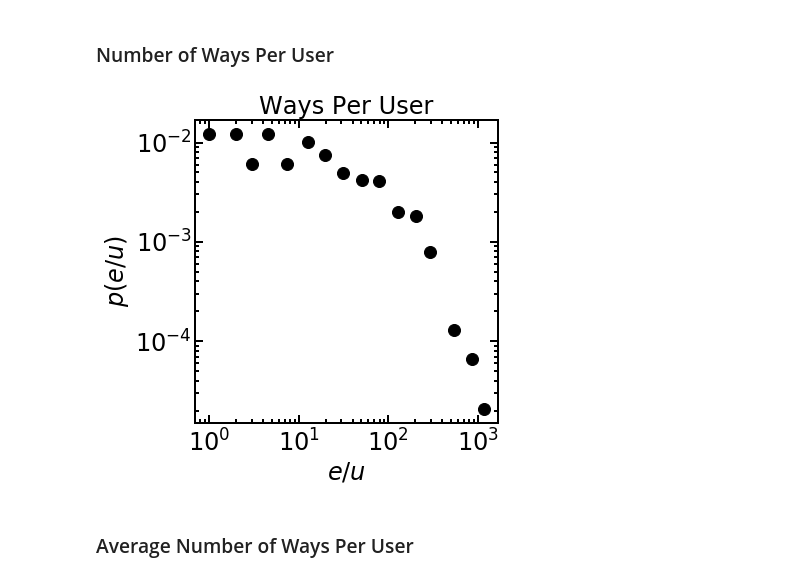
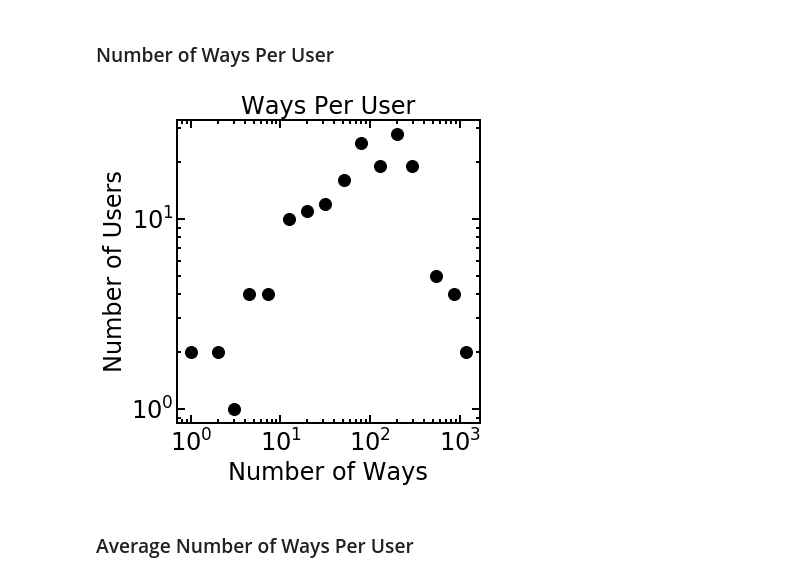
Before and after one commit to count0/flow, a Jupyter notebook: code/data_description.ipynb, the cells around one changed output. Drawn from its saved outputs; the diff is of its cells as text; code cells hidden in the pictures.

```diff
--- a/code/data_description.ipynb
+++ b/code/data_description.ipynb
@@ -47,13 +47,21 @@ Plot probability distribution function:
 # %%
-def plot_pdf(l, xlabel, title, binning=True, scaling=True):
+def plot_distribution(l, xlabel, ylabel, title, type, binning=True, scaling=True):
     a = pdf(l)
     a_bin = pdf_bin(a, bins=20)
     fig = plt.figure(figsize=(6, 6))
     ax = fig.add_subplot(111)
-    if binning == False:
-        ax.plot(a[:, 0], a[:, 2], marker='o', markersize=12, ls='', color=color_full[0], label='')
-    else:
-        ax.plot(a_bin[:, 0], a_bin[:, 3], marker='o', markersize=12, color=color_full[0], ls='', label='')
+
+    if type == 'hist':
+        if binning == False:
+            ax.plot(a[:, 0], a[:, 1], marker='o', markersize=12, ls='', color=color_full[0], label='')
+        else:
+            ax.plot(a_bin[:, 0], a_bin[:, 1], marker='o', markersize=12, color=color_full[0], ls='', label='')
+    if type == 'prob':
+        if binning == False:
+            ax.plot(a[:, 0], a[:, 2], marker='o', markersize=12, ls='', color=color_full[0], label='')
+        else:
+            ax.plot(a_bin[:, 0], a_bin[:, 3], marker='o', markersize=12, color=color_full[0], ls='', label='')
+
     ax.xaxis.set_ticks_position('both')
     ax.yaxis.set_ticks_position('both')
     if scaling == True:
@@ -61,7 +69,7 @@ def plot_pdf(l, xlabel, title, binning=True, scaling=True):
     ax.set_yscale('log')
     ax.set_title(title, fontsize=24)
     ax.set_xlabel(xlabel, fontsize=24)
-    ax.set_ylabel('$p($' + xlabel + '$)$', fontsize=24)
+    ax.set_ylabel(ylabel, fontsize=24)
     ax.tick_params(axis="x", which='major', direction="in", width=2, size=4*2, labelsize=24, pad=7)
     ax.tick_params(axis="x", which='minor', direction="in", width=2, size=2*2, labelsize=24, pad=7)
     ax.tick_params(axis="y", which='major', direction="in", width=2, size=4*2, labelsize=24)
@@ -213,10 +234,10 @@ u
 # %%
 epu = ways_summary.groupby('user_id').size().tolist()
 # %%
-plot_pdf(l=epu, xlabel='$e/u$', title='Ways Per User')
+plot_distribution(l=epu, xlabel='Number of Ways', ylabel='Number of Users', title='Ways Per User', type='hist')
 #plt.savefig('WaysPerUser.pdf')
 # %% [output]
-[figure, old version]
+[figure, new version]
 # %% [markdown]
 ### Average Number of Ways Per User
 # %%
```
Also changed, not shown: parts of 9 cells of this notebook.
